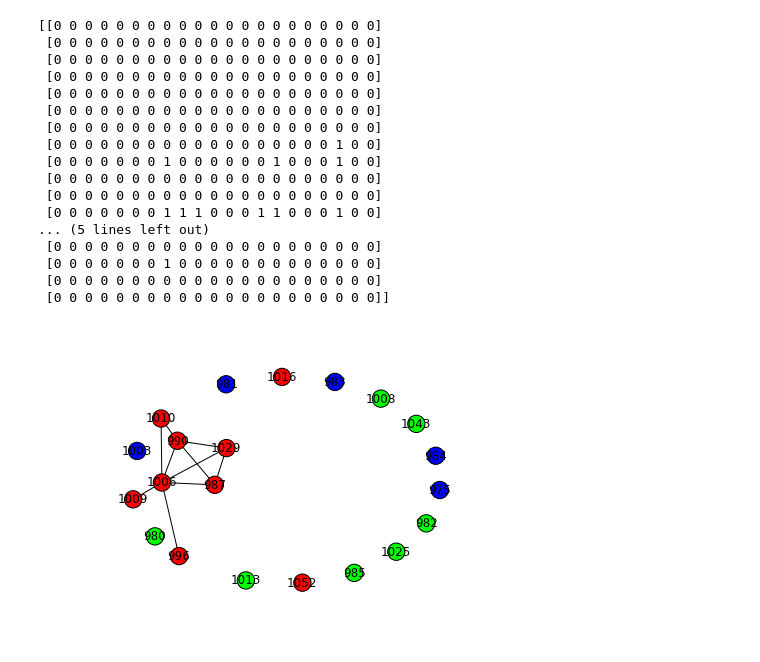
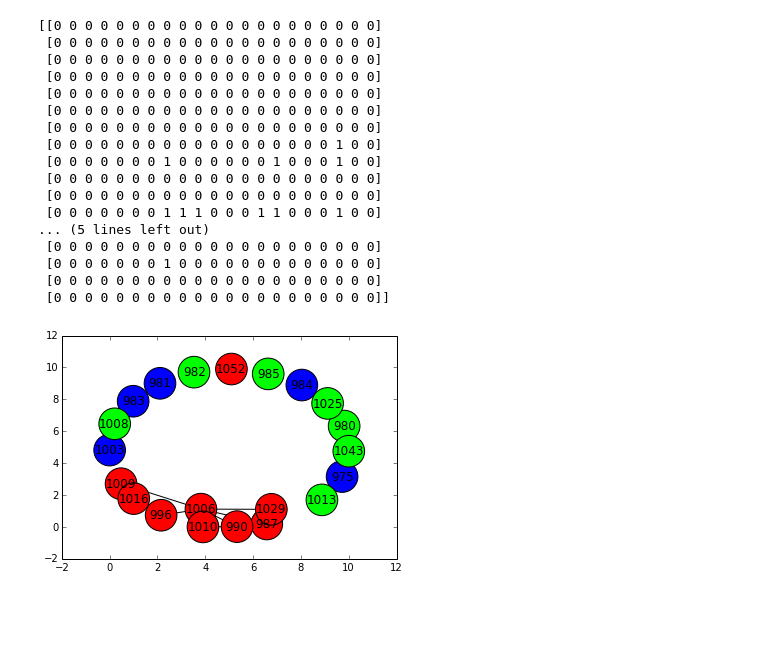
Before and after one commit to cathy2cool/data_analysis_sandbox, a Jupyter notebook: notebooks/Example_50_percent_Confidence.ipynb, the cells around one changed output. Cells and saved outputs as stored; diff of their text form; code cells hidden in the pictures; blank space fills up the shorter version.

Commit message:
Used Dan's code to customize the graph layout.
Now drawing the graph using the individual routines that generate the
coordinates, then use those coordinates to place the nodes, draw the edges, and
write the labels.

Currently this code generates new graph positions every time. At some point we
ought to chose one version of these coordinates and save them into a file that
gets to be put under revision control. The current code has the instructions to
read that file and feed the content as coordinates for the graph nodes.

```diff
--- a/notebooks/Example_50_percent_Confidence.ipynb
+++ b/notebooks/Example_50_percent_Confidence.ipynb
@@ -69,7 +69,21 @@ petitions_categories_table = pd.read_csv('../data/petitions_grouping.csv')
 petitions_categories =  { row[0]:row[1] for i,row in petitions_categories_table.iterrows() }
 # %%
 node_colors_array = [ color_table[petitions_categories[pid]] for pid in petition_ids ]
-# %%
-nx.draw_spring(graph, labels = petition_labels,node_color = node_colors_array)
-# %% [output]
-[figure, removed]
+# %%
+pos = nx.spring_layout(graph, scale=10)
+# print pos
+posframe = pd.DataFrame(pos)
+posframe.T.to_csv('../data/graph_positions.csv')
+
+# Then read the coordinates back.
+# At some point this will be the code to be retained,
+# and the .csv file will be put under revision control.
+posframe2 = pd.read_csv('../data/graph_positions.csv')
+pos2 = {i:array([row[0],row[1]]) for i,row in posframe.iteritems()}
+# print pos2
+# %%
+nx.draw_networkx_nodes(graph,pos, node_size=1000, node_color=node_colors_array);
+nx.draw_networkx_labels(graph,pos, labels = petition_labels);
+nx.draw_networkx_edges(graph,pos);
+# %% [output]
+[figure, added]
```
